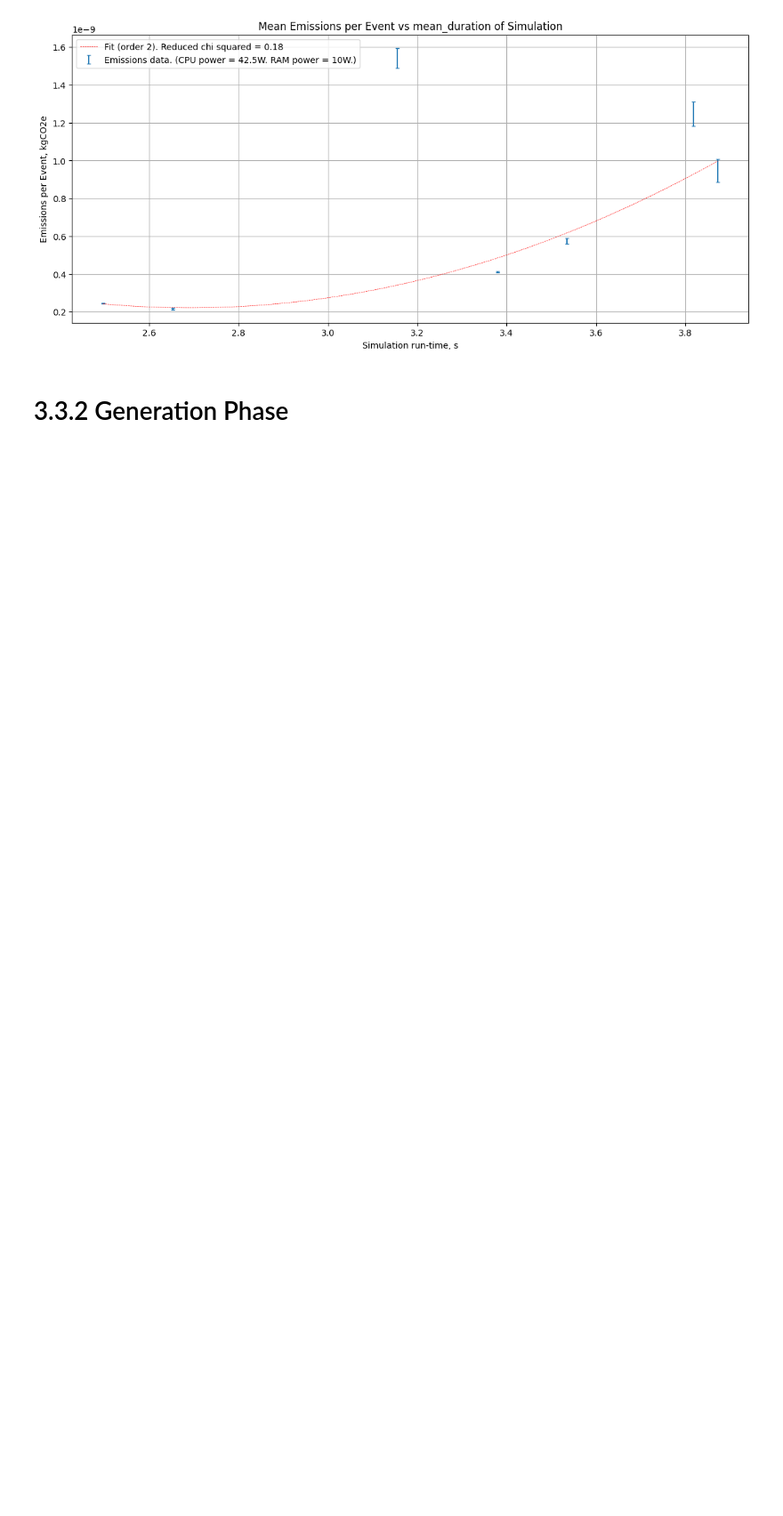
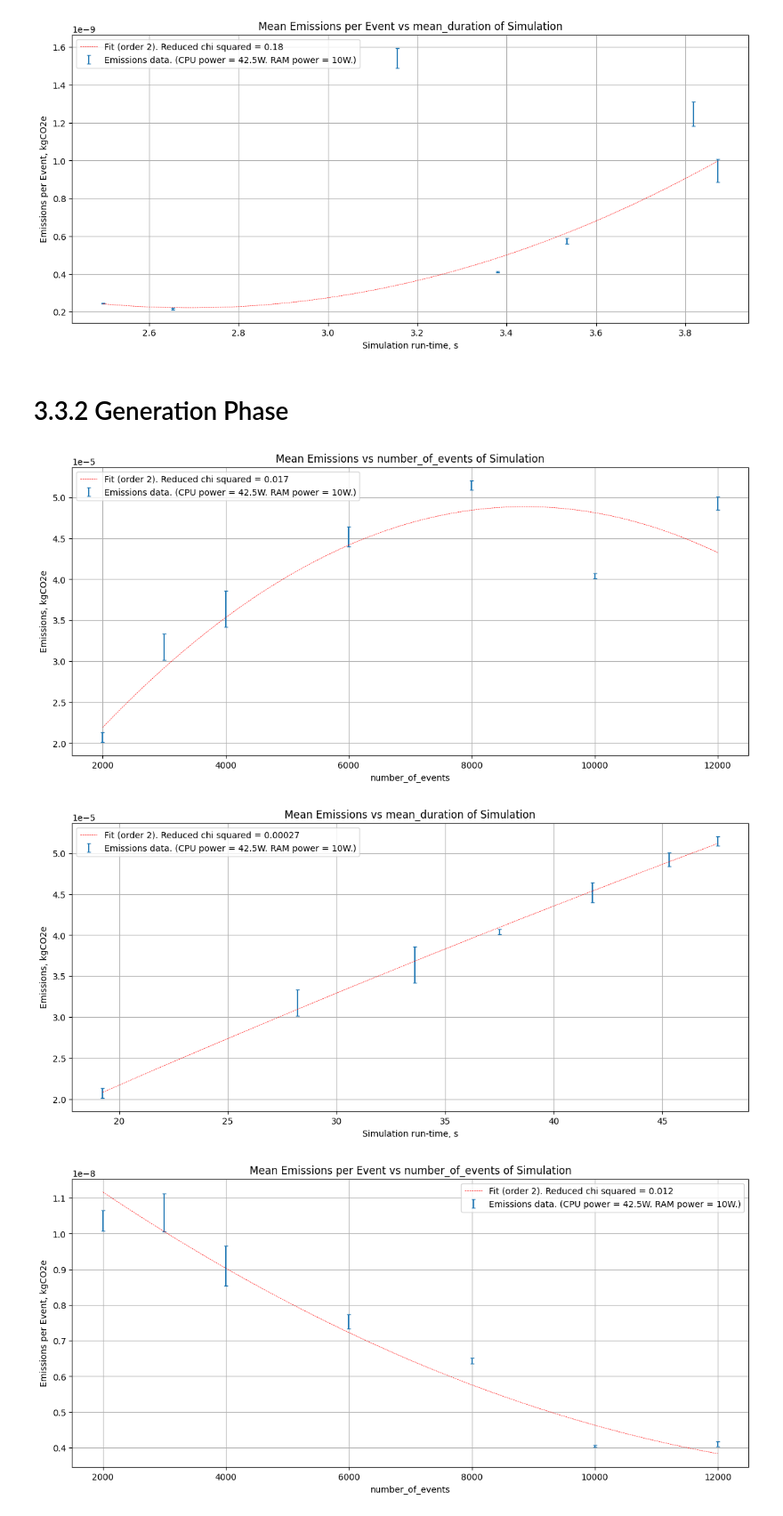
Before and after one commit to rosieschiffmann/herwig-emission-tracking, a Jupyter notebook: Plotting_herwig_cc.ipynb, the cells around one changed output. Shown at 89% size. Saved outputs shown, nothing was run; the diff lists cells and outputs as text; code cells hidden in the pictures; blank space fills up the shorter version.

Commit message:
emissions plotd added for generation phase

```diff
--- a/Plotting_herwig_cc.ipynb
+++ b/Plotting_herwig_cc.ipynb
@@ -349,3 +353,16 @@ emissions_plotter(int_summary_df, "mean_duration", 'emissions_per_event', 'emiss
 [figure]
 # %% [markdown]
 # 3.3.2 Generation Phase
+# %%
+#plot mean emissions in integration phase vs number of events simulated
+emissions_plotter(gen_summary_df, "number_of_events", 'mean_emissions', 'emissions_err', True, 2)
+#plot mean emissions in integration phase vs mean duration of simulation
+emissions_plotter(gen_summary_df, "mean_duration", 'mean_emissions', 'emissions_err', True, 2)
+#plot mean emissions per event in integration phase vs number of events simulated
+emissions_plotter(gen_summary_df, "number_of_events", 'emissions_per_event', 'emissions_per_event_err', True, 2)
+#plot mean emissions per event in integration phase vs mean duration of simulation
+emissions_plotter(gen_summary_df, "mean_duration", 'emissions_per_event', 'emissions_per_event_err', True, 2)
+# %% [output]
+[figure, added]
+[figure, added]
+[figure, added]
```
Also changed, not shown: parts of 2 cells of this notebook.
